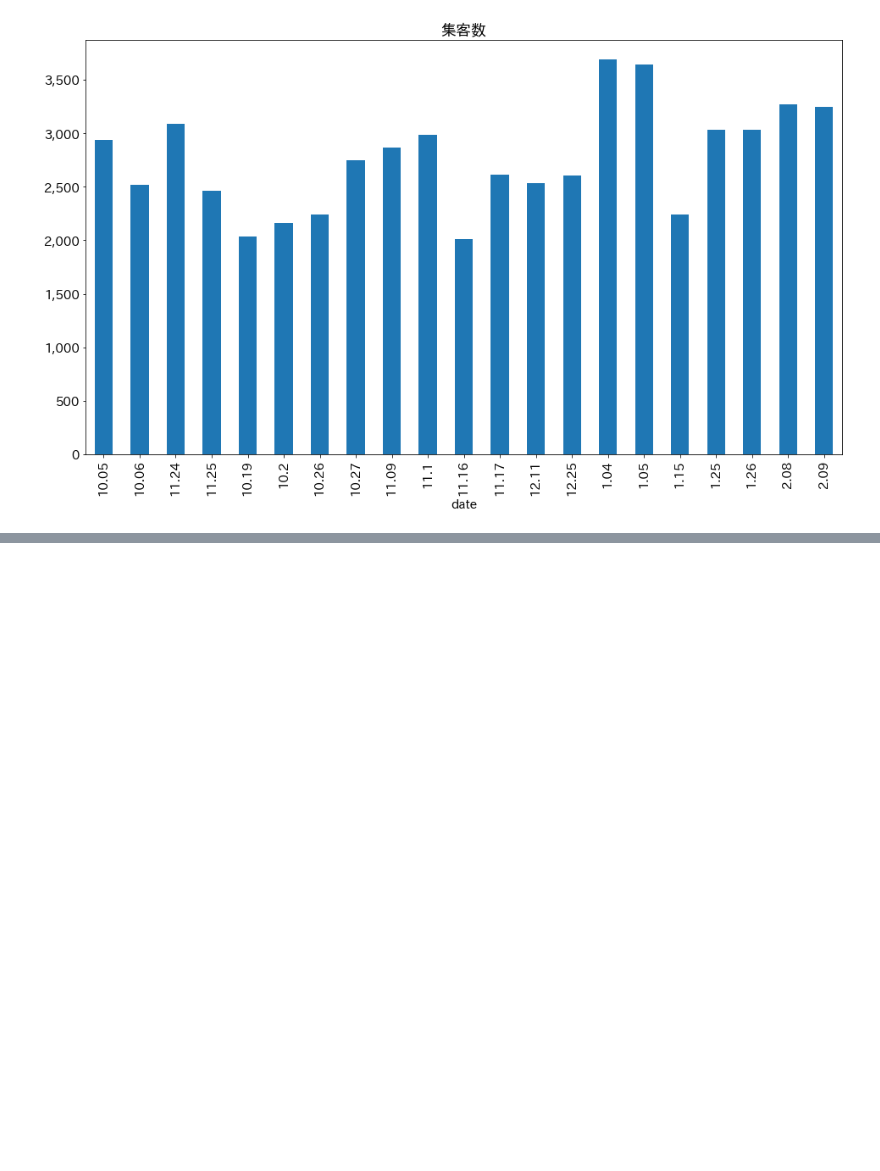
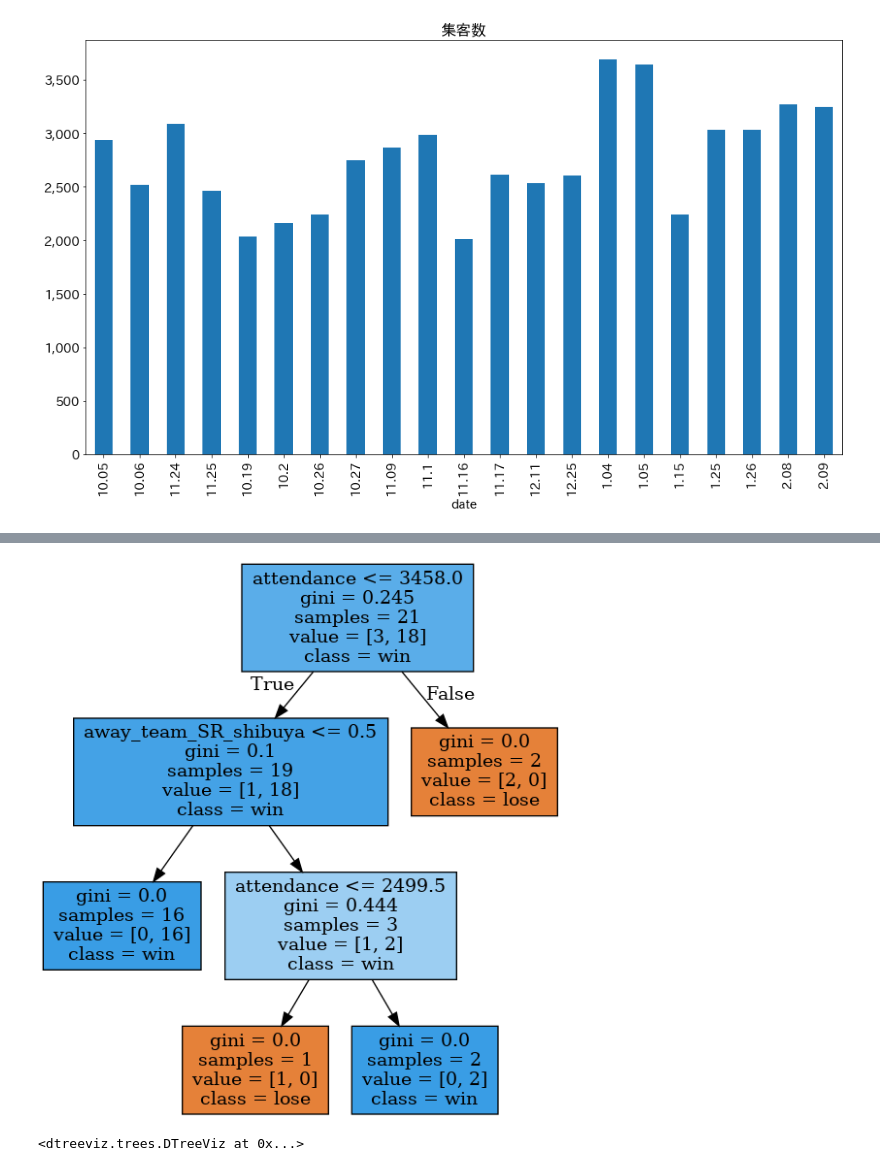
Before and after one commit to hikarut/Data-Science, a Jupyter notebook: notebooks/bleague/attendance/b1.ipynb, the cells around one changed output, grey strips where cells are left out. Cells and saved outputs as stored; diff of their text form; code cells hidden in the pictures; blank space fills up the shorter version.

```diff
--- a/notebooks/bleague/attendance/b1.ipynb
+++ b/notebooks/bleague/attendance/b1.ipynb
@@ -269,3 +269,25 @@ atokyo.attendance.plot(title='集客数', kind='bar', stacked=True, ax=ax)
 # %% [output]
 <matplotlib.axes._subplots.AxesSubplot at 0x...>
 [figure]
+# %%
+team_mapping = {
+    '新潟': 1,
+    'SR渋谷': 2,
+    '京都': 3,
+    '三河': 4,
+    '琉球': 5,
+    '三遠': 6,
+    '秋田': 7,
+    '千葉': 8,
+    '北海道': 9,
+    '富山': 10,
+    '横浜': 11,
+}
+arena_mapping = {
+    '立川立飛': 1,
+    '駒沢': 2
+}
+# atokyo['away_team_number'] = atokyo.apply(lambda x: f"{team_mapping[x['away_team']]}", axis=1)
+# atokyo['arena_number'] = atokyo.apply(lambda x: f"{arena_mapping[x['arena']]}", axis=1)
+atokyo = pd.get_dummies(atokyo)
+atokyo
@@ -271,0 +367,36 @@ atokyo.attendance.plot(title='集客数', kind='bar', stacked=True, ax=ax)
+# %%
+import pydotplus
+from IPython.display import Image
+from graphviz import Digraph
+
+# 可視化
+dot_data = tree.export_graphviz(
+    clf,
+    out_file=None,
+    feature_names=feature_names,
+    class_names=target_names,
+    filled=True,
+#     proportion=True
+)
+graph = pydotplus.graph_from_dot_data(dot_data)
+Image(graph.create_png())
+# %% [output]
+[figure, added]
+# %%
+from dtreeviz.trees import dtreeviz
+import numpy as np
+
+# 可視化
+viz = dtreeviz(
+    clf,
+    feature,
+    np.array([i[0] for i in target]),
+    target_name='win',
+    feature_names=feature_names,
+    class_names=[str(i) for i in target_names],
+    orientation='TD' # TD or LR
+)
+
+display(viz)
+# %% [output]
+<dtreeviz.trees.DTreeViz at 0x...>
```
Also changed, not shown: parts of 2 cells of this notebook.
